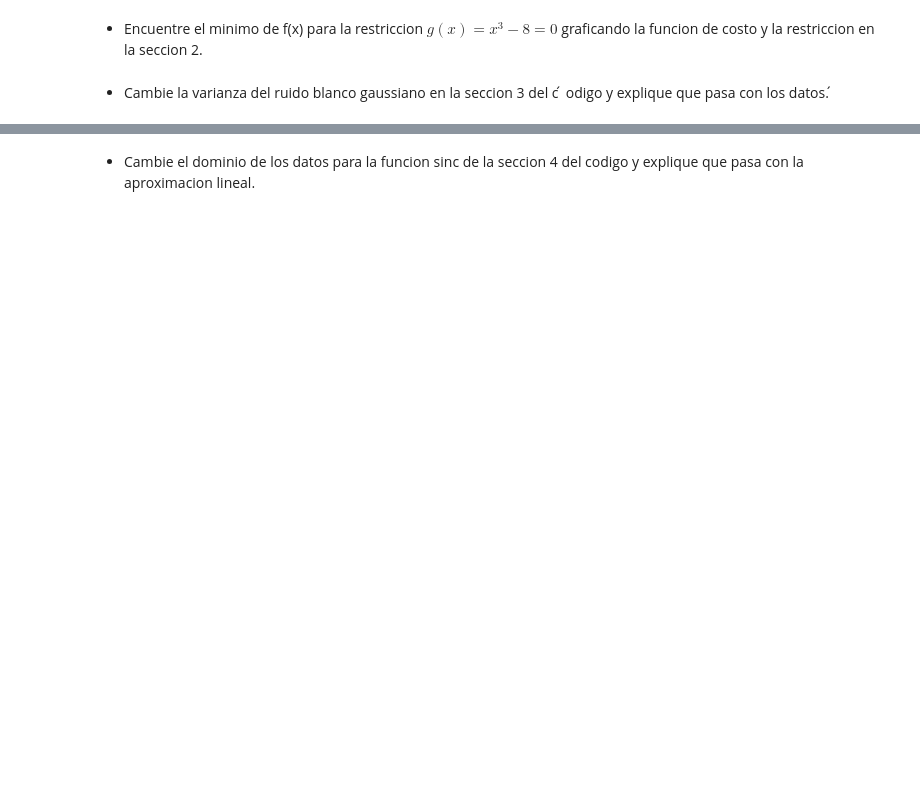
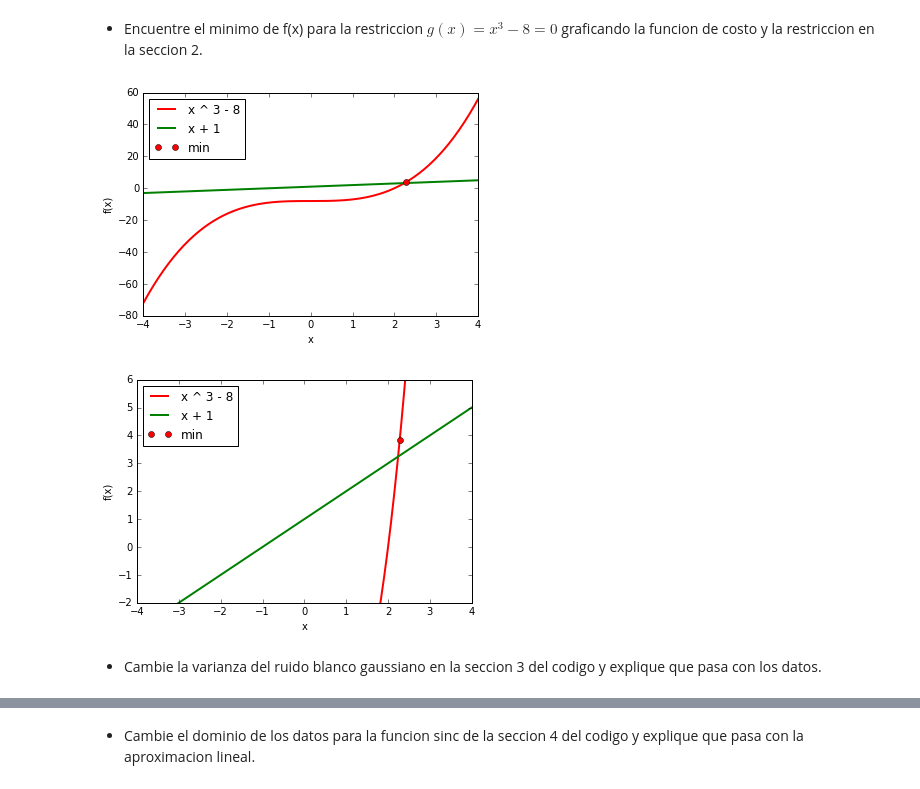
Before and after one commit to pin3da/data-science, a Jupyter notebook: Lab2.ipynb, the cells around one changed output, grey strips where cells are left out. Saved outputs shown, nothing was run; the diff lists cells and outputs as text; code cells hidden in the pictures; blank space fills up the shorter version.

```diff
--- a/Lab2.ipynb
+++ b/Lab2.ipynb
@@ -118,4 +136,36 @@ plt.show()
 # %% [markdown]
 - Encuentre el minimo de f(x) para la restriccion $g(x) = x^3 − 8 = 0$ graficando la funcion de costo y la restriccion en la seccion 2.
+# %%
+x = np.linspace(-4, 4, 200)
+
+def f(x):
+    return (x **  3) - 8
+
+def g(x):
+    return x + 1
+
+fx = f(x)
+gx = g(x)
+x0 = 2.28
+
+line1 = plt.plot(x, fx, 'r', linewidth=2.0, label='x ^ 3 - 8')
+line2 = plt.plot(x, gx, 'g', linewidth=2.0, label='x + 1')
+minimun = plt.plot(x0, f(x0), 'ro', label='min')
+plt.xlabel('x')
+plt.ylabel('f(x)')
+plt.legend(loc = 2)
+plt.show()
+
+plt.ylim((-2, 6))
+line1 = plt.plot(x, fx, 'r', linewidth=2.0, label='x ^ 3 - 8')
+line2 = plt.plot(x, gx, 'g', linewidth=2.0, label='x + 1')
+minimun = plt.plot(x0, f(x0), 'ro', label='min')
+plt.xlabel('x')
+plt.ylabel('f(x)')
+plt.legend(loc = 2)
+plt.show()
+# %% [output]
+[figure, added]
+[figure, added]
 # %% [markdown]
-- Cambie la varianza del ruido blanco gaussiano en la seccion 3 del c  ́ odigo y explique que pasa con los datos.  ́
+- Cambie la varianza del ruido blanco gaussiano en la seccion 3 del codigo y explique que pasa con los datos.
```
Also changed, not shown: parts of 15 cells of this notebook, 1 other file.
